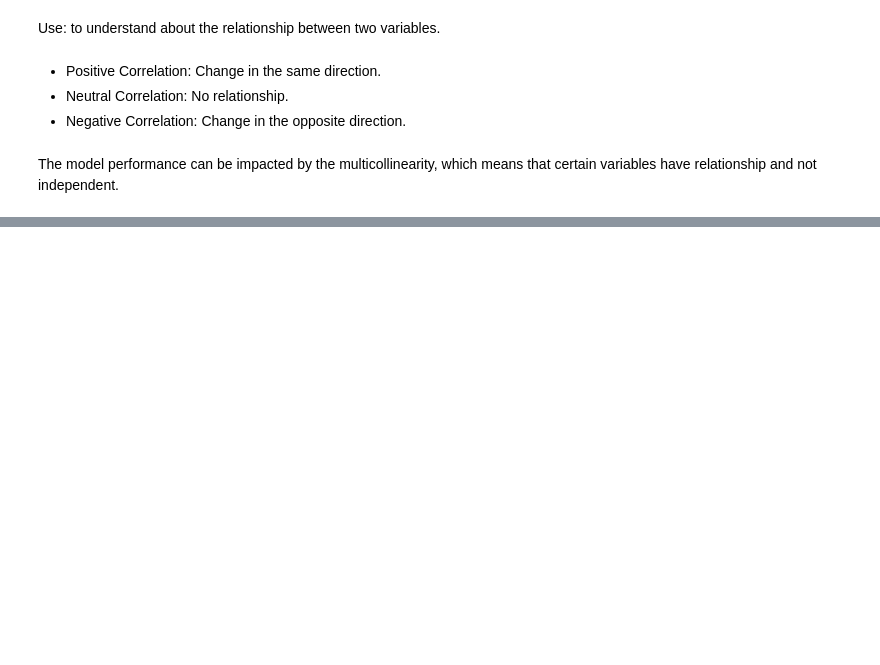
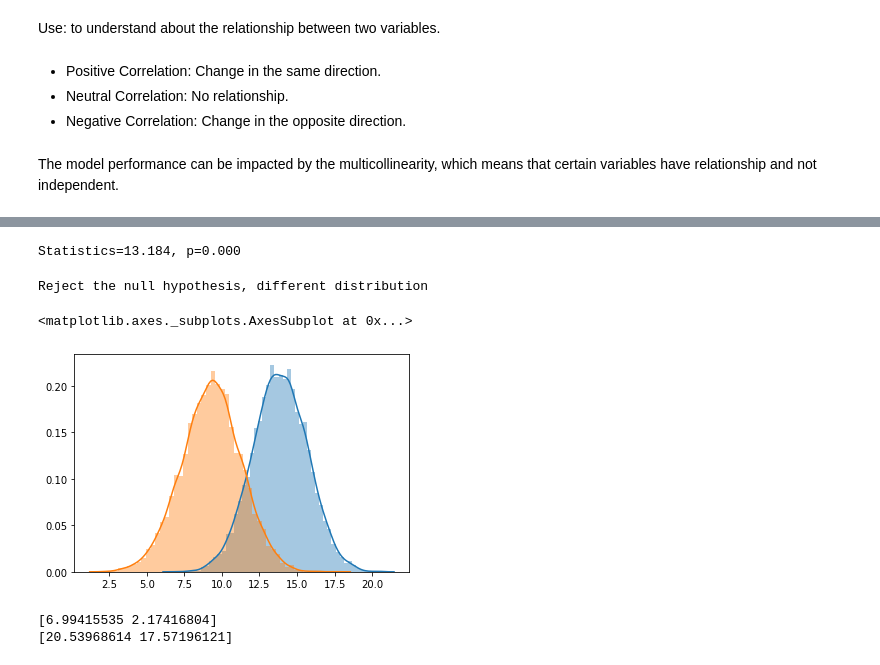
Before and after one commit to agusrichard/data-science-workbook, a Jupyter notebook: Blogs/Machine Learning Mastery/stats_for_ml.ipynb, the cells around one changed output, grey strips where cells are left out. Drawn from its saved outputs; the diff is of its cells as text; code cells hidden in the pictures; blank space fills up the shorter version.

Commit message:
Statistics for Machine Learning

```diff
--- a/Blogs/Machine Learning Mastery/stats_for_ml.ipynb
+++ b/Blogs/Machine Learning Mastery/stats_for_ml.ipynb
@@ -119,0 +133,16 @@ The correlation coefficient of x and y: 0.98
+# %%
+from scipy.stats import ttest_ind
+data1 = 21 * np.random.randn(10000) + 14
+data2 = 20 * np.random.randn(10000) + 10
+stat, p = ttest_ind(data1, data2)
+print(f"Statistics={stat:.3f}, p={p:.3f}")
+# %% [output]
+Statistics=13.184, p=0.000
+# %%
+alpha = 0.05
+if p < alpha:
+    print('Reject the null hypothesis, different distribution')
+else:
+    print('Accept the null hypothesis, same distribution')
+# %% [output]
+Reject the null hypothesis, different distribution
@@ -119,0 +151,21 @@ The correlation coefficient of x and y: 0.98
+# %%
+sampled1 = np.random.choice(data1, 100)
+sampled2 = np.random.choice(data2, 100)
+# %%
+bootstrap_replicates = np.empty((10000, 2))
+for i in range(10000):
+    temp1 = np.random.choice(sampled1, size=sampled1.shape[0])
+    temp2 = np.random.choice(sampled2, size=sampled2.shape[0])
+    bootstrap_replicates[i] = [temp1.mean(), temp2.mean()]
+# %%
+sns.distplot(bootstrap_replicates[:, 0])
+sns.distplot(bootstrap_replicates[:, 1])
+# %% [output]
+<matplotlib.axes._subplots.AxesSubplot at 0x...>
+[figure, added]
+# %%
+print(bootstrap_replicates.min(axis=0))
+print(bootstrap_replicates.max(axis=0))
+# %% [output]
+[6.99415535 2.17416804]
+[20.53968614 17.57196121]
```
Also changed, not shown: parts of 31 cells of this notebook.
